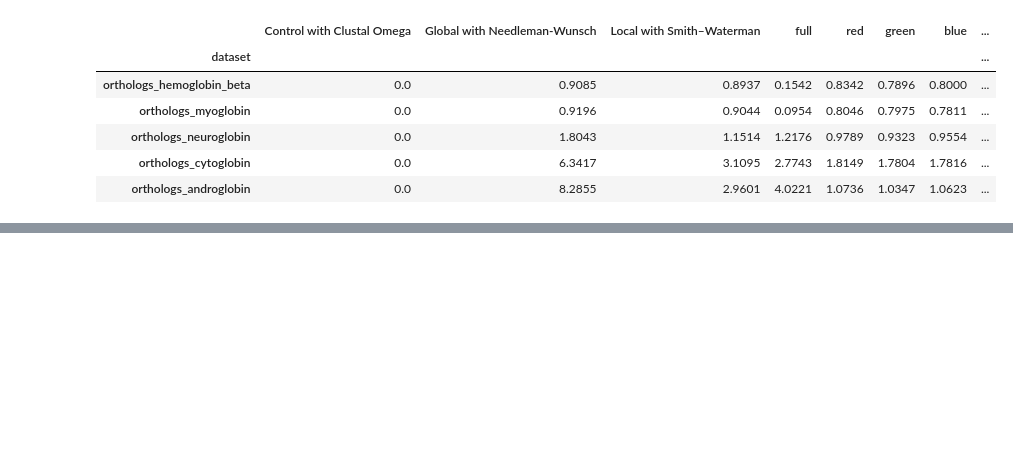
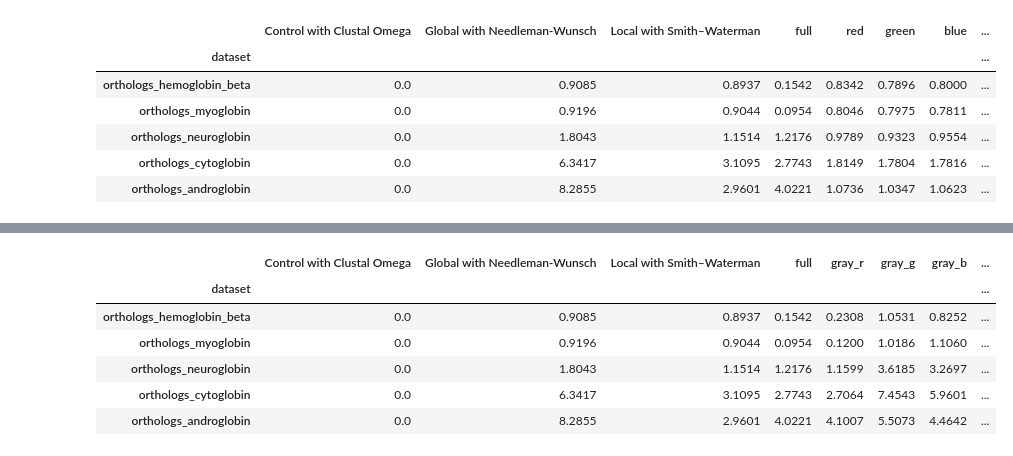
Before and after one commit to TreeTechDev/biomodelml, a Jupyter notebook: notebooks/Feature Analysis by Channel.ipynb, the cells around one changed output, grey strips where cells are left out. Cells and saved outputs as stored; diff of their text form; code cells hidden in the pictures; blank space fills up the shorter version.

```diff
--- a/notebooks/Feature Analysis by Channel.ipynb
+++ b/notebooks/Feature Analysis by Channel.ipynb
@@ -23,4 +55,6 @@ datasets = ["orthologs_hemoglobin_beta", "orthologs_myoglobin", "orthologs_neuro
 # %%
+channels = ("full", "red", "green", "blue", "red_green", "red_blue", "green_blue", "gray_r", "gray_g", "gray_b", "gray_max", "gray_mean")
+datasets = ["orthologs_hemoglobin_beta", "orthologs_myoglobin", "orthologs_neuroglobin", "orthologs_cytoglobin", "orthologs_androglobin"]
 sum_dfs = []
 for channel in channels:
     dfs = []
@@ -38,0 +91,18 @@ pandas.concat(sum_dfs, axis=1).T.drop_duplicates().T
+# %%
+channels = ("full", "gray_r", "gray_g", "gray_b", "gray_max", "gray_mean")
+datasets = ["orthologs_hemoglobin_beta", "orthologs_myoglobin", "orthologs_neuroglobin", "orthologs_cytoglobin", "orthologs_androglobin"]
+sum_dfs = []
+for channel in channels:
+    dfs = []
+    for dataset in datasets:
+        dfs.append(read_and_compare(dataset, channel))
+    sum_dfs.append(pandas.concat(dfs))
+pandas.concat(sum_dfs, axis=1).T.drop_duplicates().T
+# %% [output]
+|  | Control with Clustal Omega | Global with Needleman-Wunsch | Local with Smith–Waterman | full | gray_r | gray_g | gray_b | ... |
+| dataset |  |  |  |  |  |  |  | ... |
+| orthologs_hemoglobin_beta | 0.0 | 0.9085 | 0.8937 | 0.1542 | 0.2308 | 1.0531 | 0.8252 | ... |
+| orthologs_myoglobin | 0.0 | 0.9196 | 0.9044 | 0.0954 | 0.1200 | 1.0186 | 1.1060 | ... |
+| orthologs_neuroglobin | 0.0 | 1.8043 | 1.1514 | 1.2176 | 1.1599 | 3.6185 | 3.2697 | ... |
+| orthologs_cytoglobin | 0.0 | 6.3417 | 3.1095 | 2.7743 | 2.7064 | 7.4543 | 5.9601 | ... |
+| orthologs_androglobin | 0.0 | 8.2855 | 2.9601 | 4.0221 | 4.1007 | 5.5073 | 4.4642 | ... |
```
Also changed, not shown: parts of 8 cells of this notebook, 2 other files.
